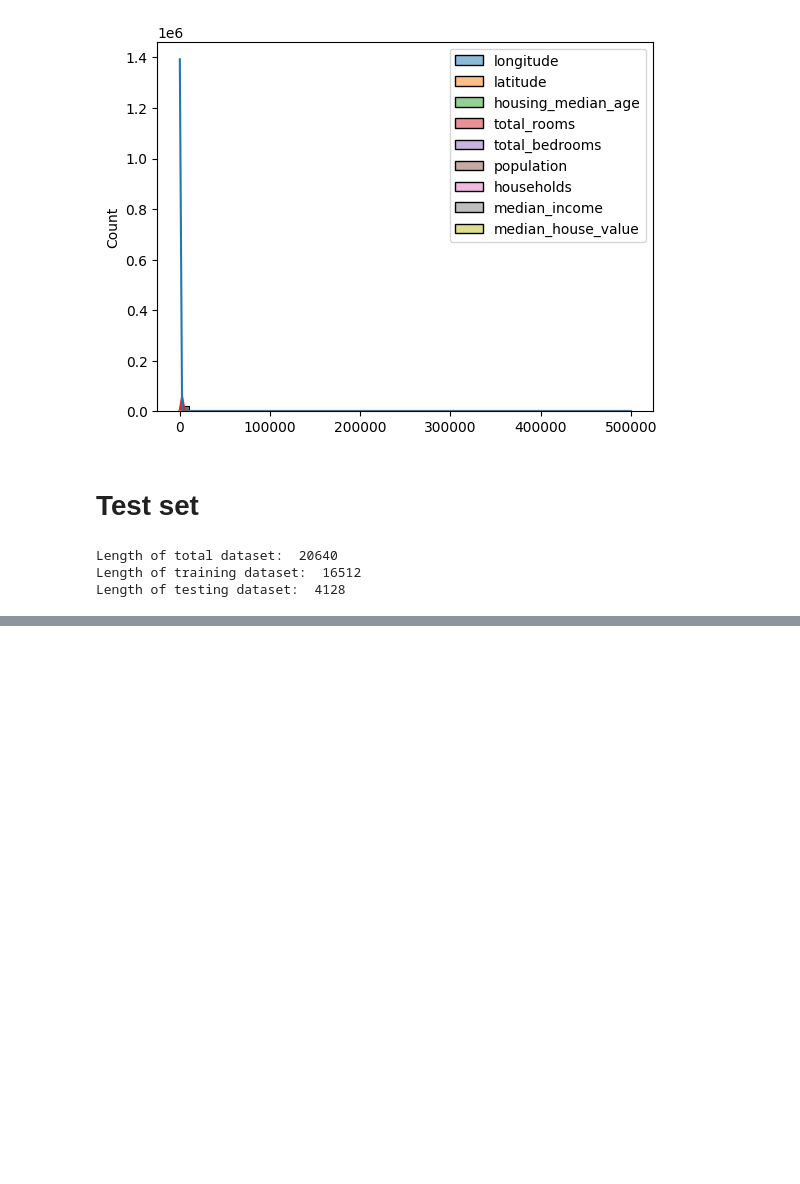
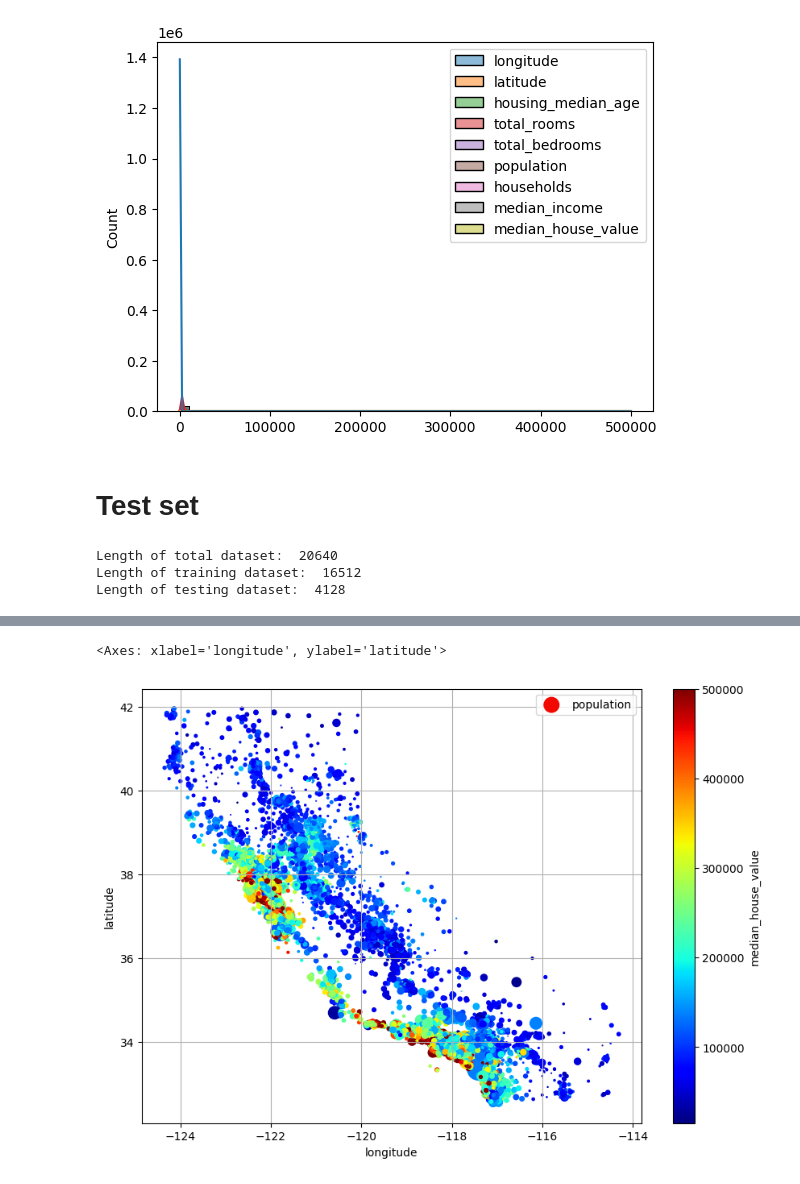
Before and after one commit to jamyooes/ML_Learnings, a Jupyter notebook: Geron/Chapter_2.ipynb, the cells around one changed output, grey strips where cells are left out. Cells and saved outputs as stored; diff of their text form; code cells hidden in the pictures; blank space fills up the shorter version.

```diff
--- a/Geron/Chapter_2.ipynb
+++ b/Geron/Chapter_2.ipynb
@@ -119,0 +154,7 @@ Length of testing dataset:  4128
+# %%
+housing.plot(kind = "scatter", x = "longitude", y = "latitude", cmap = "jet", grid = True,
+             legend = True, figsize = (10, 7), s = housing["population"] / 100,
+             label = "population", colorbar = True, c = "median_house_value")
+# %% [output]
+<Axes: xlabel='longitude', ylabel='latitude'>
+[figure, added]
```
Also changed, not shown: parts of 6 cells of this notebook.
